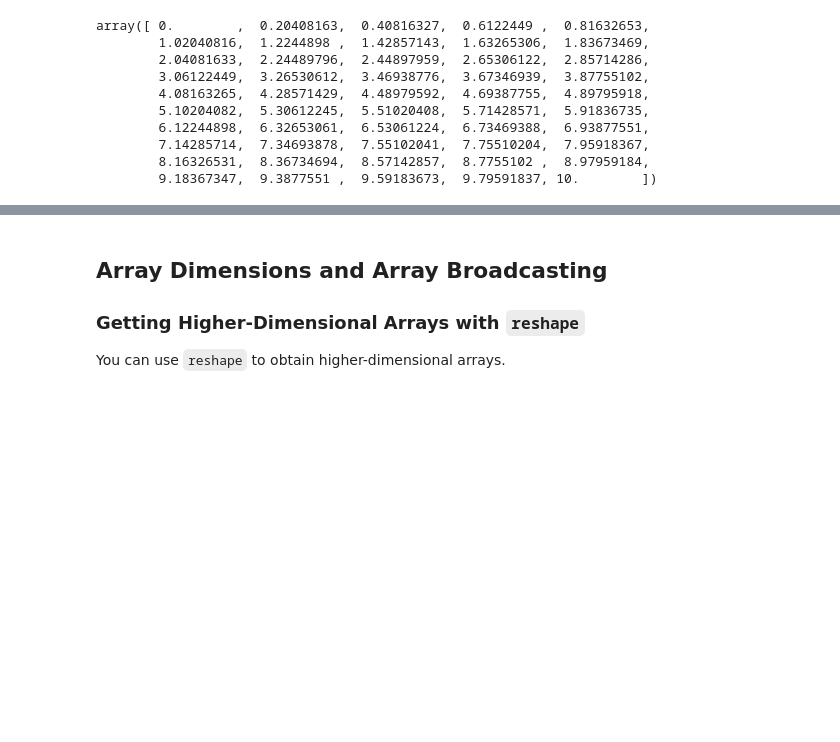
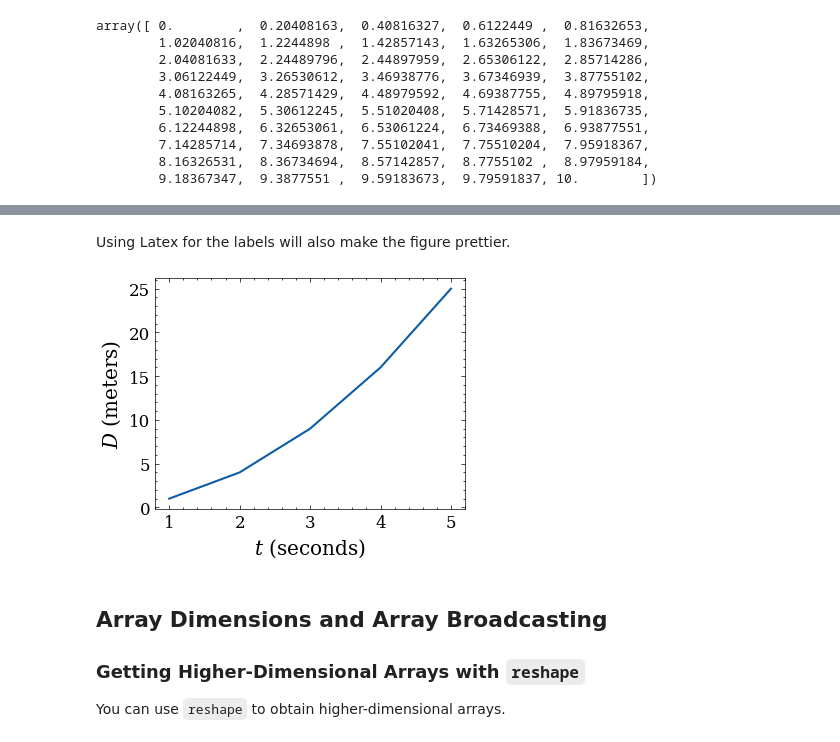
Before and after one commit to liwt31/MathModel, a Jupyter notebook: 00PythonBasics.ipynb, the cells around one changed output, grey strips where cells are left out. Saved outputs shown, nothing was run; the diff lists cells and outputs as text; code cells hidden in the pictures; blank space fills up the shorter version.

```diff
--- a/00PythonBasics.ipynb
+++ b/00PythonBasics.ipynb
@@ -196,3 +276,12 @@ array([ 0.        ,  0.20408163,  0.40816327,  0.6122449 ,  0.81632653,
+# %% [markdown]
+Using Latex for the labels will also make the figure prettier.
+# %%
+plt.plot(x, y)
+plt.xlabel('$t$ (seconds)')
+plt.ylabel('$D$ (meters)')
+plt.show()
+# %% [output]
+[figure, added]
 # %% [markdown]
 ## Array Dimensions and Array Broadcasting
 ### Getting Higher-Dimensional Arrays with `reshape`
```
Also changed, not shown: parts of 20 cells of this notebook, 11 other files.
